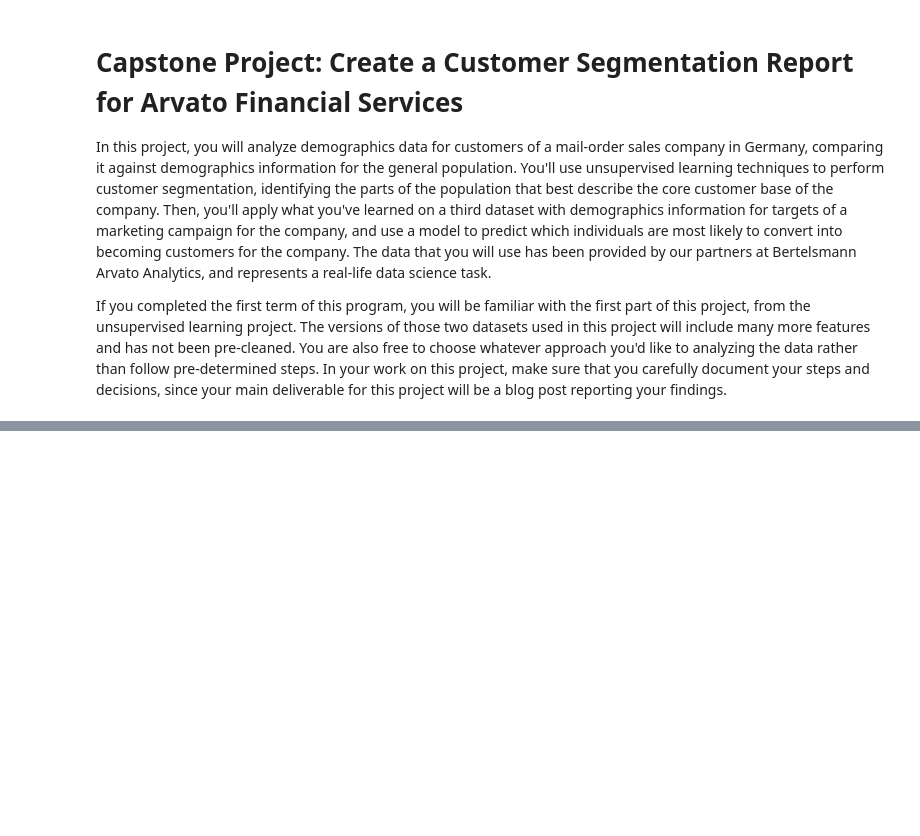
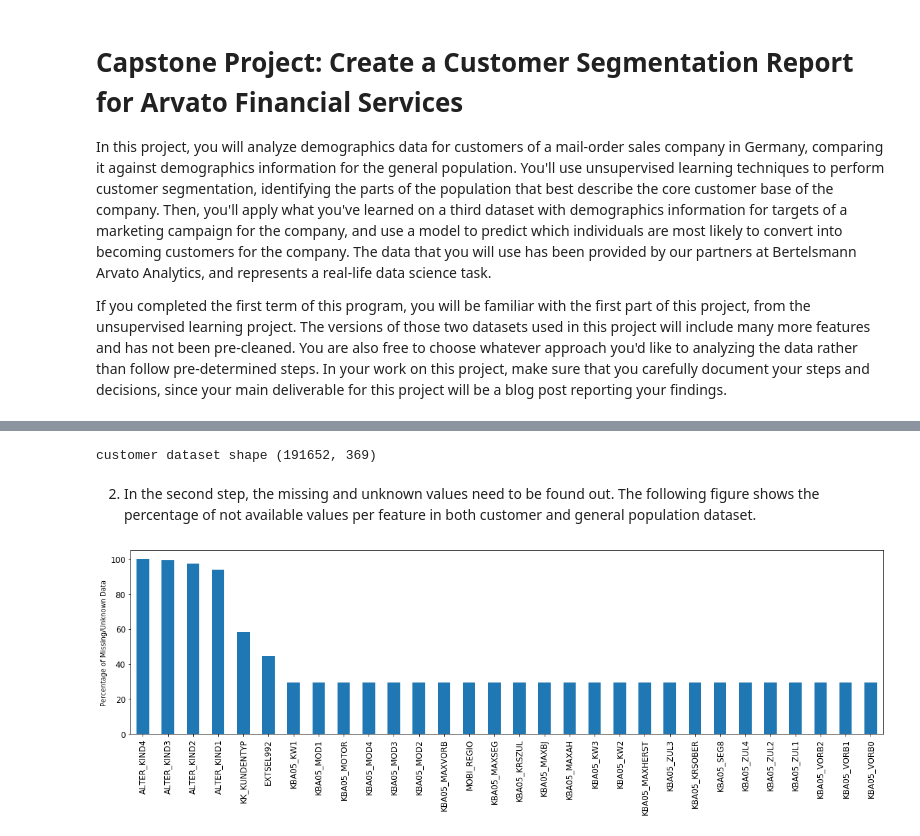
Before and after one commit to kross11480/courses, a Jupyter notebook: capstone/Arvato Project Workbook.ipynb, the cells around one changed output, grey strips where cells are left out. Cells and saved outputs as stored; diff of their text form; code cells hidden in the pictures; blank space fills up the shorter version.

```diff
--- a/capstone/Arvato Project Workbook.ipynb
+++ b/capstone/Arvato Project Workbook.ipynb
@@ -370,0 +53,3 @@ mailout_test = pd.read_csv('../../data/Term2/capstone/arvato_data/Udacity_MAILOU
+# %%
+customers = pd.read_csv('./data/Udacity_CUSTOMERS_052018.csv', sep=';', dtype={18:'str',19:'str'})
+customers.head(3) #lot many features and many having nan
@@ -370,0 +99,14 @@ mailout_test = pd.read_csv('../../data/Term2/capstone/arvato_data/Udacity_MAILOU
+# %%
+print ('customer dataset shape', customers.shape)
+customers.drop(['CUSTOMER_GROUP', 'ONLINE_PURCHASE', 'PRODUCT_GROUP'],
+                axis=1,
+                inplace=True)
+# %% [output]
+customer dataset shape (191652, 369)
+# %% [markdown]
+2) In the second step, the missing and unknown values need to be found out. The following figure shows the percentage of not available values per feature in both customer and general population dataset.
+# %%
+#show percentage of null data of 191T customer for each features
+plot_miss_val(customers, top_n=30)
+# %% [output]
+[figure, added]
```
Also changed, not shown: parts of 110 cells of this notebook, 3 other files.
